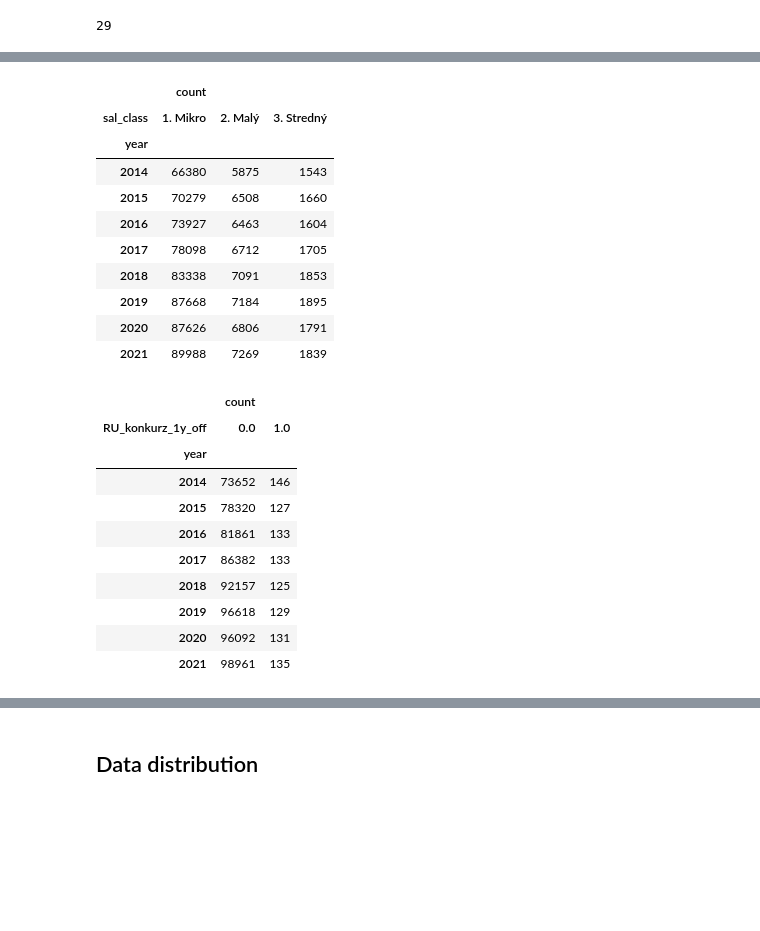
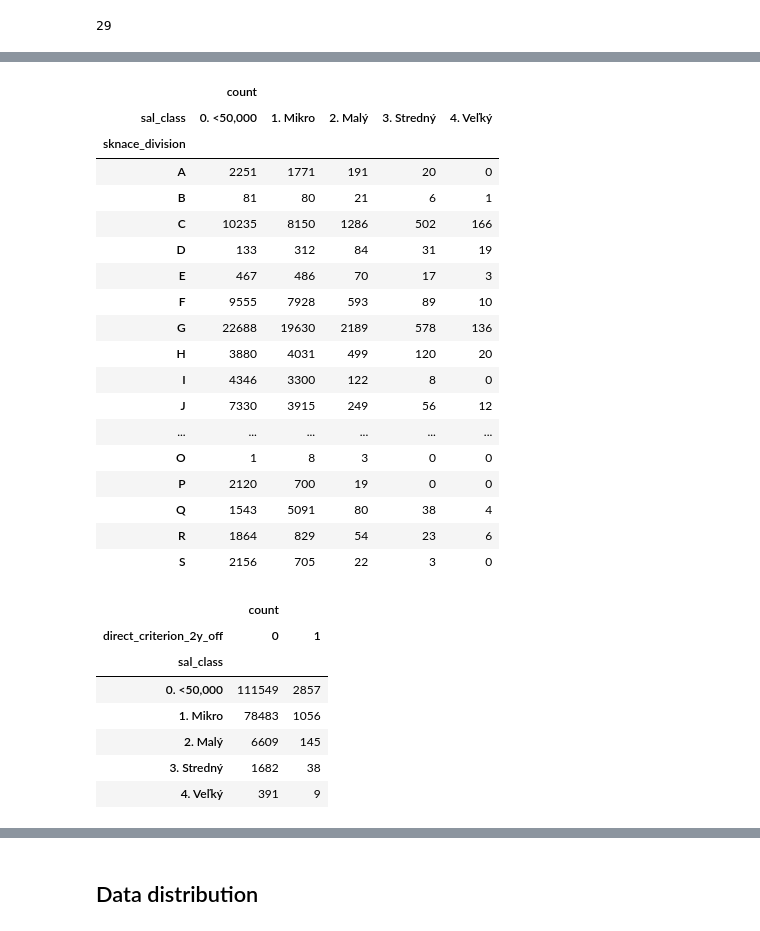
Before and after one commit to rohalmatus/financial-distress-models, a Jupyter notebook: CODE/EXPLORATORY/eda_01.ipynb, the cells around one changed output, grey strips where cells are left out. Saved outputs shown, nothing was run; the diff lists cells and outputs as text; code cells hidden in the pictures; blank space fills up the shorter version.

```diff
--- a/CODE/EXPLORATORY/eda_01.ipynb
+++ b/CODE/EXPLORATORY/eda_01.ipynb
@@ -50,3 +63,3 @@ print(len(predictors))
 # %%
-financial_ratios_table_raw = pd.read_csv('../../DATA/MODEL/FINAL_financial_ratios_df.csv')
+financial_ratios_table_raw = pd.read_csv('../../DATA/FINAL/training_data.csv')
 display(financial_ratios_table_raw.shape[0])
@@ -55 +66,20 @@ display(financial_ratios_table_raw.shape[0])
+# %%
+def combined_issue_2y_off(row):
+    if row.DPHZ_vat_registration_cancelled_2y_off == 1: return 1
+    if row.RUZ_cancelled_2y_off == 1: return 1
+    if row.RU_konkurz_2y_off == 1: return 1
+    if row.RU_ostatne_konania_2y_off == 1: return 1
+    return 0
+
+
+def combined_issue_1y_off(row):
+    if row.DPHZ_vat_registration_cancelled_1y_off == 1: return 1
+    if row.RUZ_cancelled_1y_off == 1: return 1
+    if row.RU_konkurz_1y_off == 1: return 1
+    if row.RU_ostatne_konania_1y_off == 1: return 1
+    return 0
+
+
+financial_ratios_table_raw['direct_criterion_2y_off'] = financial_ratios_table_raw.apply(combined_issue_2y_off, axis = 1)
+financial_ratios_table_raw['direct_criterion_1y_off'] = financial_ratios_table_raw.apply(combined_issue_1y_off, axis = 1)
 # %%
@@ -66,33 +96,44 @@ financial_ratios_table_raw['year'].value_counts()
 Name: year, dtype: int64
+# %%
+data_2016 = financial_ratios_table_raw.query('year == 2016 and sal_class in ["2. Malý", "3. Stredný"]')
+data_2017 = financial_ratios_table_raw.query('year == 2017 and sal_class in ["2. Malý", "3. Stredný"]')
+data_2018 = financial_ratios_table_raw.query('year == 2018 and sal_class in ["2. Malý", "3. Stredný"]')
+data_2019 = financial_ratios_table_raw.query('year == 2019 and sal_class in ["2. Malý", "3. Stredný"]')
+financial_ratios_table_raw = None
 # %%
 def get_sample_sizes(data, row_label, column_label):
     samples_df = data.groupby([row_label, column_label])['financial_statement_id'].nunique().to_frame('count').reset_index()
     wide_df = pd.pivot_table(samples_df, index = row_label, columns=column_label, fill_value=0)
     return wide_df
 # %%
-display(get_sample_sizes(financial_ratios_table_raw, 'year', 'sal_class'))
-display(get_sample_sizes(financial_ratios_table_raw, 'year', 'RU_konkurz_1y_off'))
+display(get_sample_sizes(data_2017, 'sknace_division', 'sal_class'))
+display(get_sample_sizes(data_2017, 'sal_class', 'direct_criterion_2y_off'))
 # %% [output]
-|  | count |  |  |
-| sal_class | 1. Mikro | 2. Malý | 3. Stredný |
-| year |  |  |  |
-| 2014 | 66380 | 5875 | 1543 |
-| 2015 | 70279 | 6508 | 1660 |
-| 2016 | 73927 | 6463 | 1604 |
-| 2017 | 78098 | 6712 | 1705 |
-| 2018 | 83338 | 7091 | 1853 |
-| 2019 | 87668 | 7184 | 1895 |
-| 2020 | 87626 | 6806 | 1791 |
-| 2021 | 89988 | 7269 | 1839 |
+|  | count |  |  |  |  |
+| sal_class | 0. <50,000 | 1. Mikro | 2. Malý | 3. Stredný | 4. Veľký |
+| sknace_division |  |  |  |  |  |
+| A | 2251 | 1771 | 191 | 20 | 0 |
+| B | 81 | 80 | 21 | 6 | 1 |
+| C | 10235 | 8150 | 1286 | 502 | 166 |
+| D | 133 | 312 | 84 | 31 | 19 |
+| E | 467 | 486 | 70 | 17 | 3 |
+| F | 9555 | 7928 | 593 | 89 | 10 |
+| G | 22688 | 19630 | 2189 | 578 | 136 |
+| H | 3880 | 4031 | 499 | 120 | 20 |
+| I | 4346 | 3300 | 122 | 8 | 0 |
+| J | 7330 | 3915 | 249 | 56 | 12 |
+| ... | ... | ... | ... | ... | ... |
+| O | 1 | 8 | 3 | 0 | 0 |
+| P | 2120 | 700 | 19 | 0 | 0 |
+| Q | 1543 | 5091 | 80 | 38 | 4 |
+| R | 1864 | 829 | 54 | 23 | 6 |
+| S | 2156 | 705 | 22 | 3 | 0 |
 |  | count |  |
-| RU_konkurz_1y_off | 0.0 | 1.0 |
-| year |  |  |
-| 2014 | 73652 | 146 |
-| 2015 | 78320 | 127 |
-| 2016 | 81861 | 133 |
-| 2017 | 86382 | 133 |
-| 2018 | 92157 | 125 |
-| 2019 | 96618 | 129 |
-| 2020 | 96092 | 131 |
-| 2021 | 98961 | 135 |
+| direct_criterion_2y_off | 0 | 1 |
+| sal_class |  |  |
+| 0. <50,000 | 111549 | 2857 |
+| 1. Mikro | 78483 | 1056 |
+| 2. Malý | 6609 | 145 |
+| 3. Stredný | 1682 | 38 |
+| 4. Veľký | 391 | 9 |
 # %%
```
Also changed, not shown: parts of 19 cells of this notebook, 4 other files.
